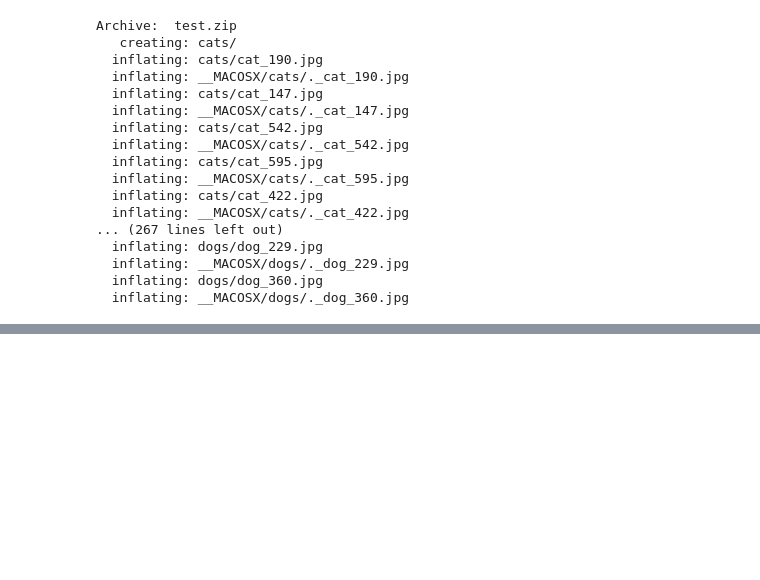
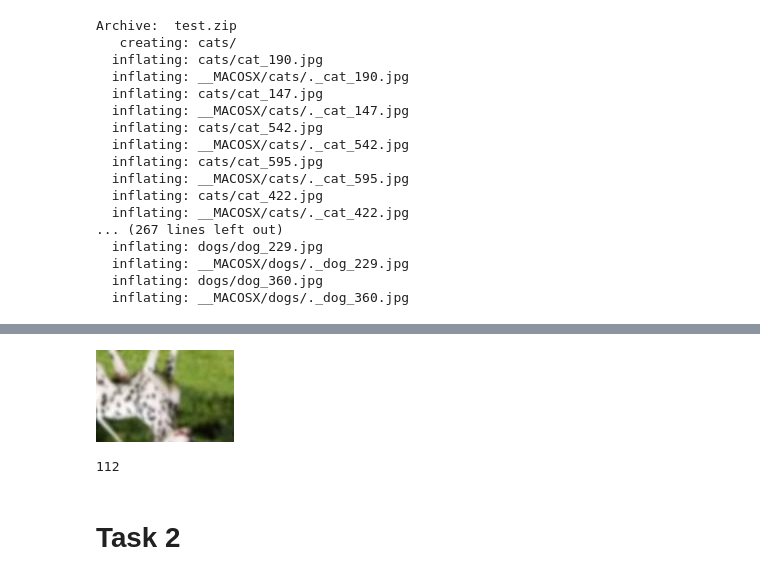
Before and after one commit to chinmayp995/CS-203-Assignment-5, a Jupyter notebook: a5.ipynb, the cells around one changed output, grey strips where cells are left out. Drawn from its saved outputs; the diff is of its cells as text; code cells hidden in the pictures; blank space fills up the shorter version.

Commit message:
Task-1 MotaMoti done

```diff
--- a/a5.ipynb
+++ b/a5.ipynb
@@ -103,0 +165,10 @@ os.makedirs(test_path, exist_ok=True)
+# %%
+Image.open("/content/dataset_augmented/dog_train_augmented/dog_aug_0_dog_130.jpg")
+# %% [output]
+[figure, added]
+# %%
+len(cat_augmented_images)
+# %% [output]
+112
+# %% [markdown]
+# Task 2
```
Also changed, not shown: parts of 11 cells of this notebook.
